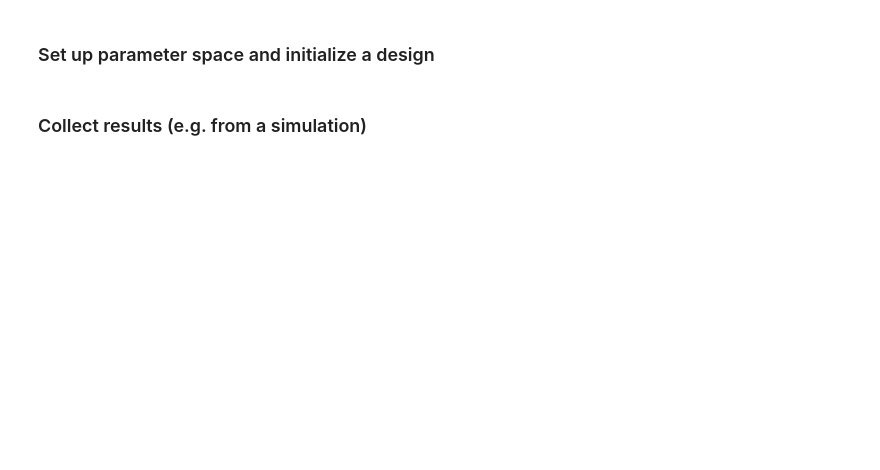
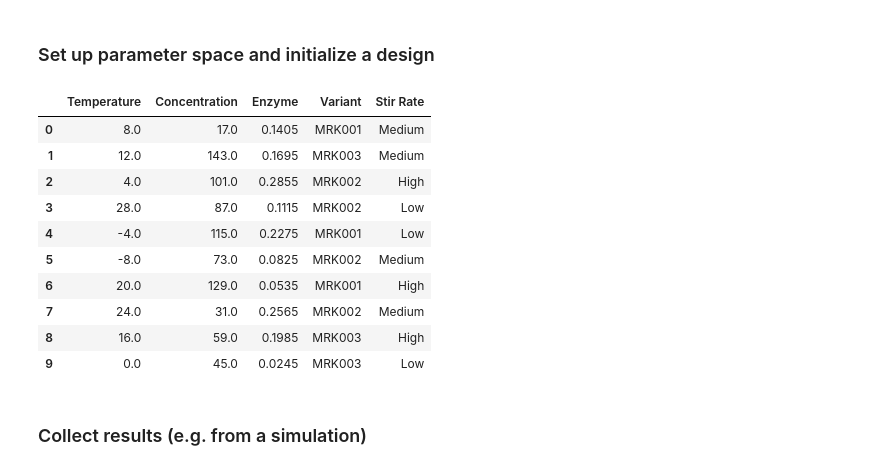
Before and after one commit to MSDLLCpapers/obsidian, a Jupyter notebook: demo/Simple single objective.ipynb, the cells around one changed output. Cells and saved outputs as stored; diff of their text form; code cells hidden in the pictures; blank space fills up the shorter version.

```diff
--- a/demo/Simple single objective.ipynb
+++ b/demo/Simple single objective.ipynb
@@ -12,17 +14,30 @@ from obsidian.experiment import ExpDesigner
 # %%
 params = [
     Param_Continuous('Temperature', -10, 30),
     Param_Continuous('Concentration', 10, 150),
     Param_Continuous('Enzyme', 0.01, 0.30),
     Param_Categorical('Variant', ['MRK001', 'MRK002', 'MRK003']),
     Param_Ordinal('Stir Rate', ['Low', 'Medium', 'High']),
     ]
 
 X_space = ParamSpace(params)
-designer = ExpDesigner(X_space, seed=0)
-X0 = designer.initialize(10, 'LHS')
+target = Target('Yield', aim='max')
+campaign = Campaign(X_space, target, seed=0)
+X0 = campaign.designer.initialize(10, 'LHS')
 
 X0
+# %% [output]
+|  | Temperature | Concentration | Enzyme | Variant | Stir Rate |
+| 0 | 8.0 | 17.0 | 0.1405 | MRK001 | Medium |
+| 1 | 12.0 | 143.0 | 0.1695 | MRK003 | Medium |
+| 2 | 4.0 | 101.0 | 0.2855 | MRK002 | High |
+| 3 | 28.0 | 87.0 | 0.1115 | MRK002 | Low |
+| 4 | -4.0 | 115.0 | 0.2275 | MRK001 | Low |
+| 5 | -8.0 | 73.0 | 0.0825 | MRK002 | Medium |
+| 6 | 20.0 | 129.0 | 0.0535 | MRK001 | High |
+| 7 | 24.0 | 31.0 | 0.2565 | MRK002 | Medium |
+| 8 | 16.0 | 59.0 | 0.1985 | MRK003 | High |
+| 9 | 0.0 | 45.0 | 0.0245 | MRK003 | Low |
 # %% [markdown]
 ### Collect results (e.g. from a simulation)
 # %%
```
Also changed, not shown: parts of 25 cells of this notebook, 1 other file.
